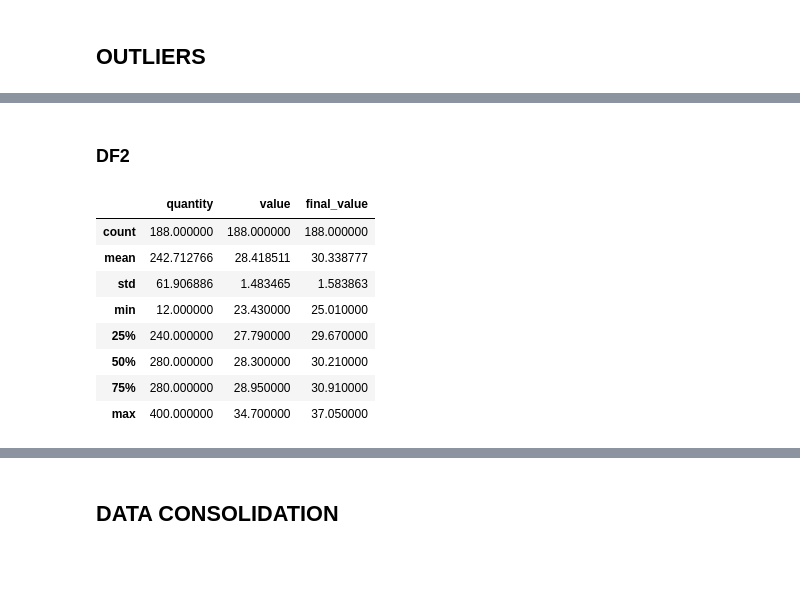
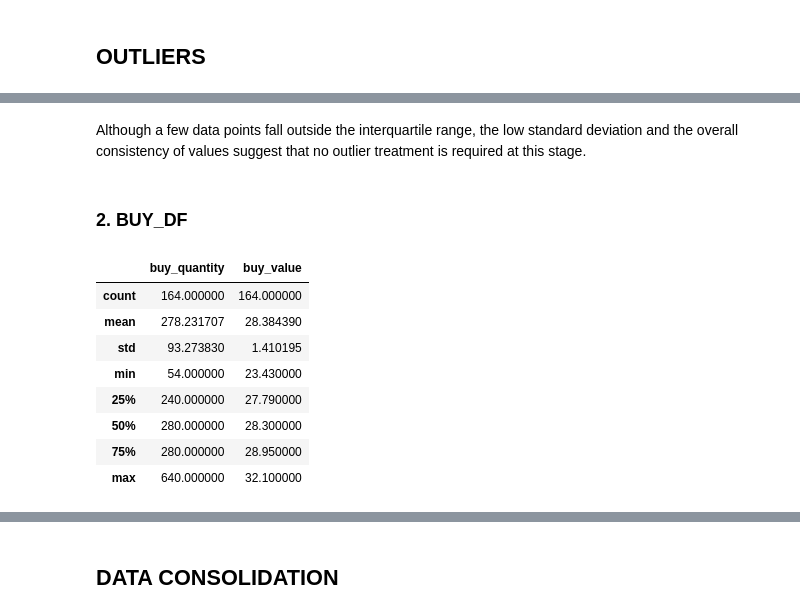
Before and after one commit to fabiogaldinho/Dynamic-Pricing, a Jupyter notebook: notebooks/01_Data_Cleaning.ipynb, the cells around one changed output, grey strips where cells are left out. Cells and saved outputs as stored; diff of their text form; code cells hidden in the pictures; blank space fills up the shorter version.

```diff
--- a/notebooks/01_Data_Cleaning.ipynb
+++ b/notebooks/01_Data_Cleaning.ipynb
@@ -139,6 +204,11 @@ df1
 # %%
-df2 = pd.read_csv("../data/raw/ProductBought.csv")
-df2['date'] = pd.to_datetime(df2['date']).dt.normalize()
-df2 = df2[df2['date'] < datetime(2025, 5, 1)]
-df2
+buy_df = pd.read_csv("../data/raw/Dataset_buy.csv")
+buy_df['buy_date'] = pd.to_datetime(buy_df['buy_date']).dt.normalize()
+buy_df = buy_df[buy_df['buy_date'] < datetime(2025, 5, 1)]
+buy_df = buy_df.rename(columns = {'buy_date': 'date'})
+
+buy_df = buy_df.groupby('date').agg({'buy_quantity': 'sum', 'buy_value': 'mean'}).reset_index()
+buy_df['buy_value'] = np.round(buy_df['buy_value'], 2)
+
+buy_df
 # %% [output]
@@ -321,14 +498,16 @@ df1.describe(include = ['float', 'int'])
+# %% [markdown]
+Although a few data points fall outside the interquartile range, the low standard deviation and the overall consistency of values suggest that no outlier treatment is required at this stage.
 # %% [markdown]
-### **DF2**
+### **2. BUY_DF**
 # %%
-df2.describe(include = ['float', 'int'])
+buy_df.describe(include = ['float', 'int'])
 # %% [output]
-|  | quantity | value | final_value |
-| count | 188.000000 | 188.000000 | 188.000000 |
-| mean | 242.712766 | 28.418511 | 30.338777 |
-| std | 61.906886 | 1.483465 | 1.583863 |
-| min | 12.000000 | 23.430000 | 25.010000 |
-| 25% | 240.000000 | 27.790000 | 29.670000 |
-| 50% | 280.000000 | 28.300000 | 30.210000 |
-| 75% | 280.000000 | 28.950000 | 30.910000 |
-| max | 400.000000 | 34.700000 | 37.050000 |
+|  | buy_quantity | buy_value |
+| count | 164.000000 | 164.000000 |
+| mean | 278.231707 | 28.384390 |
+| std | 93.273830 | 1.410195 |
+| min | 54.000000 | 23.430000 |
+| 25% | 240.000000 | 27.790000 |
+| 50% | 280.000000 | 28.300000 |
+| 75% | 280.000000 | 28.950000 |
+| max | 640.000000 | 32.100000 |
```
Also changed, not shown: parts of 70 cells of this notebook, 11 other files.
